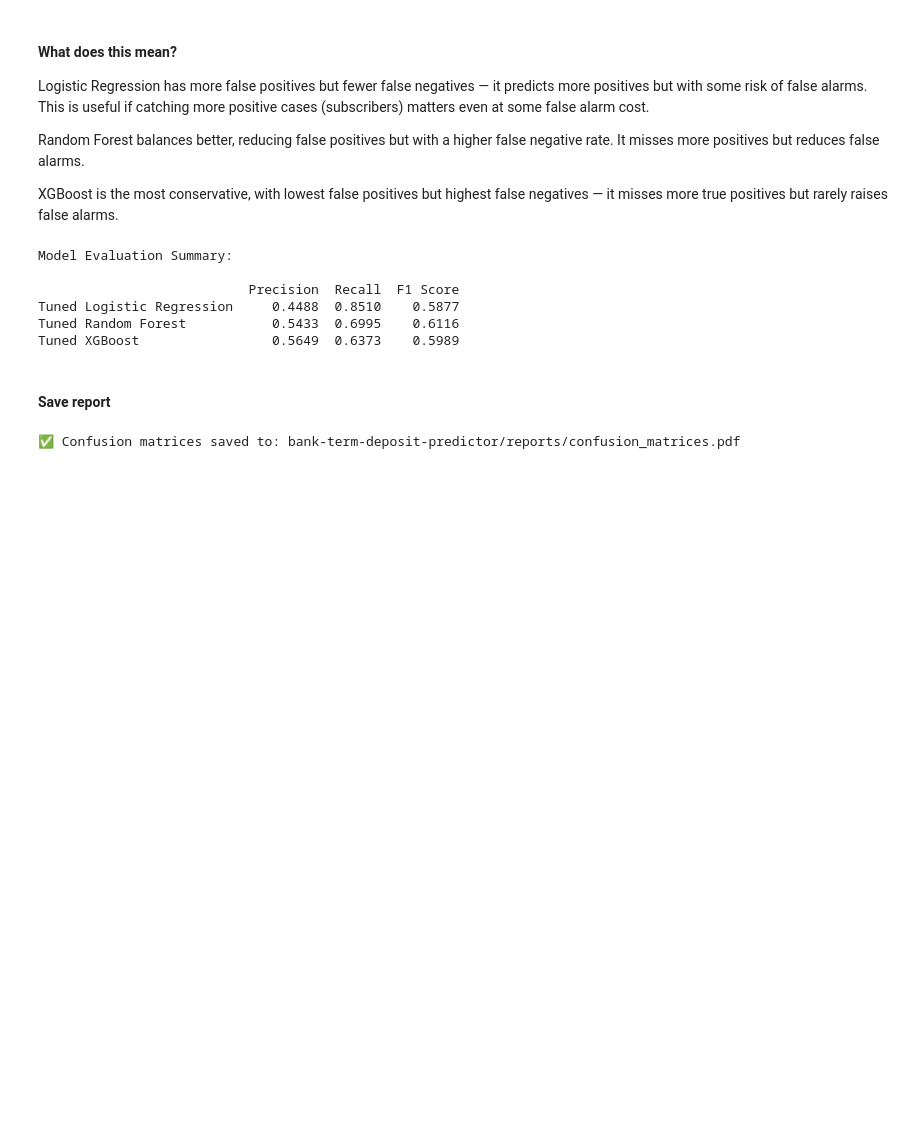
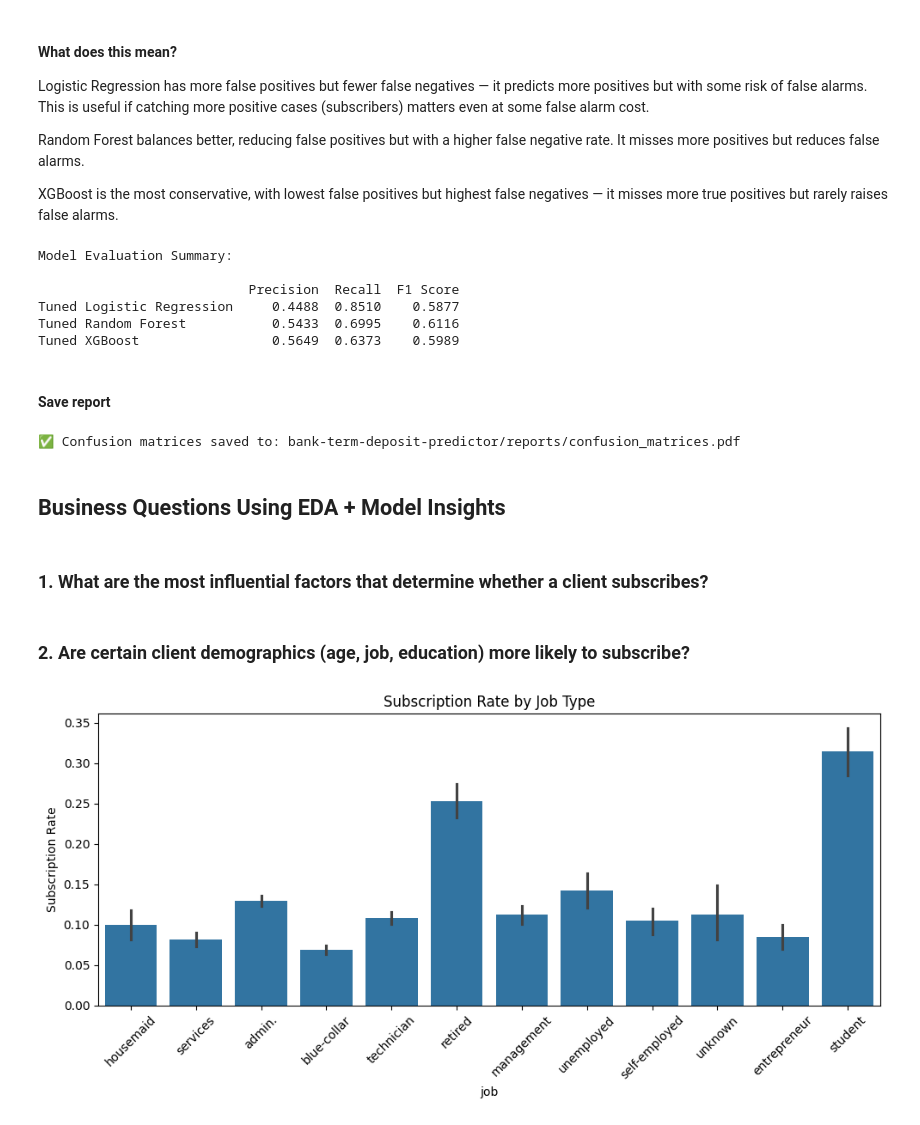
Before and after one commit to michaelodumanye/Bank-Term-Deposit-Predictor, a Jupyter notebook: notebooks/project.ipynb, the cells around one changed output. Saved outputs shown, nothing was run; the diff lists cells and outputs as text; code cells hidden in the pictures; blank space fills up the shorter version.

```diff
--- a/notebooks/project.ipynb
+++ b/notebooks/project.ipynb
@@ -755,3 +757,20 @@ fig.savefig(output_path, format='pdf')
 print(f"✅ Confusion matrices saved to: {output_path}")
 # %% [output]
 ✅ Confusion matrices saved to: bank-term-deposit-predictor/reports/confusion_matrices.pdf
+# %% [markdown]
+## Business Questions Using EDA + Model Insights
+# %% [markdown]
+###  1. What are the most influential factors that determine whether a client subscribes?
+# %% [markdown]
+### 2. Are certain client demographics (age, job, education) more likely to subscribe?
+# %%
+# Plot subscription rate by job
+plt.figure(figsize=(10, 5))
+sns.barplot(x='job', y='y', data=df.replace({'y': {'yes': 1, 'no': 0}}), estimator=lambda x: sum(x) / len(x))
+plt.title('Subscription Rate by Job Type')
+plt.ylabel('Subscription Rate')
+plt.xticks(rotation=45)
+plt.tight_layout()
+plt.show()
+# %% [output]
+[figure, added]
```
Also changed, not shown: parts of 14 cells of this notebook.
